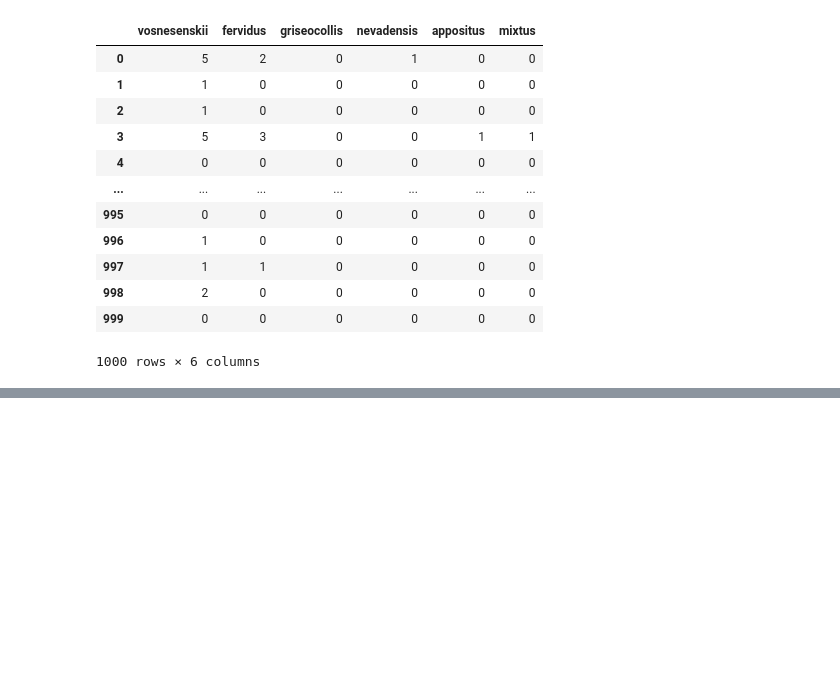
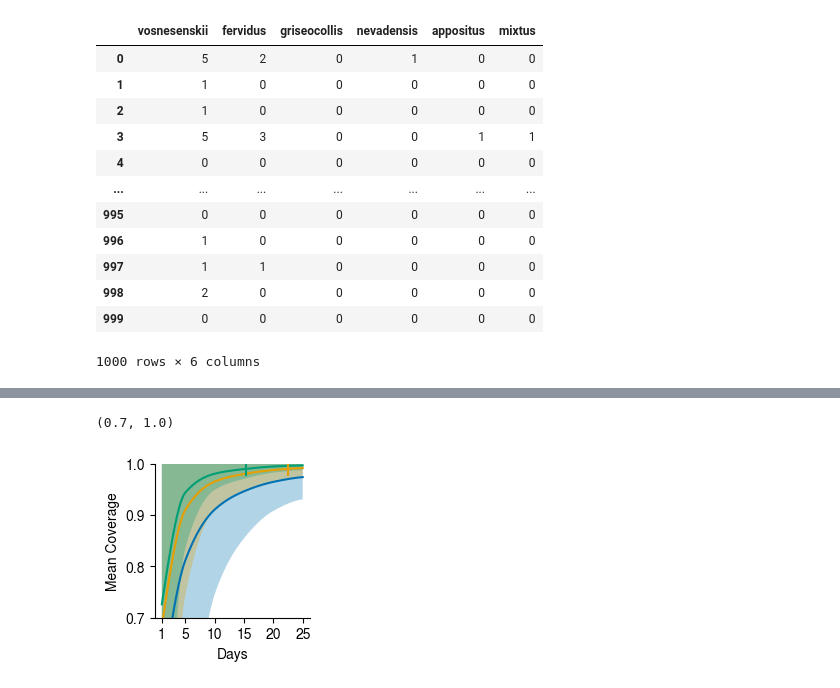
Before and after one commit to mparkergetz/bee_cam_data_processing, a Jupyter notebook: nb7_trapday_resampling.ipynb, the cells around one changed output, grey strips where cells are left out. Cells and saved outputs as stored; diff of their text form; code cells hidden in the pictures; blank space fills up the shorter version.

```diff
--- a/nb7_trapday_resampling.ipynb
+++ b/nb7_trapday_resampling.ipynb
@@ -285,0 +286,6 @@ coverage_summary.to_csv('csvs/boot_out_1k.csv')
+# %%
+bend_species_counts = np.array([69, 32, 19, 16, 11, 8, 8, 7, 3, 2, 2, 2, 1]) # FROM OBA DATA
+bend_species_list = ['vosnesenskii', 'huntii', 'centralis', 'vandykei', 'vancouverensis',
+       'griseocollis', 'nevadensis', 'morrisoni', 'melanopygus', 'caliginosus',
+       'fervidus', 'rufocinctus', 'occidentalis']
+bend_p_species = bend_species_counts / bend_species_counts.sum()
@@ -285,0 +339,39 @@ coverage_summary.to_csv('csvs/boot_out_1k.csv')
+# %%
+colors = [
+    "#0072B2",
+    "#E69F00",
+    "#009E73",
+]
+days_to_test=[1,5,10,15,20,25]
+fig, ax = plt.subplots(figsize=(2, 2))
+
+
+for idx, cams in enumerate(sorted(bend_summary['n_cameras'].unique())):
+    sub = bend_summary[bend_summary['n_cameras'] == cams].sort_values('n_days')
+    x = sub['n_days'].astype(float).values
+    y = sub['mean_coverage'].astype(float).values
+    low = sub['ci_low_95'].astype(float).values
+    high = sub['ci_high_95'].astype(float).values
+
+    x_smooth = np.linspace(x.min(), x.max(), 300)
+    mean_smooth = PchipInterpolator(x, y)(x_smooth)
+    low_smooth = PchipInterpolator(x, low)(x_smooth)
+    high_smooth = PchipInterpolator(x, high)(x_smooth)
+
+    color = colors[idx]
+
+    ax.plot(x_smooth, mean_smooth, label=f'{cams} cameras', color=color)
+    ax.fill_between(x_smooth, low_smooth, high_smooth, alpha=0.3, color = color, edgecolor=None)
+
+    idx = np.where(mean_smooth >= 0.99)[0]
+    if idx.size > 0:
+        i = idx[0]
+        ax.scatter([x_smooth[i]], [mean_smooth[i]], s=90, marker='|', color = color, zorder=4)
+
+ax.set_xlabel('Days')
+ax.set_xticks(days_to_test)
+ax.set_ylabel('Mean Coverage')
+ax.set_ylim(0.7,1)
+# %% [output]
+(0.7, 1.0)
+[figure, added]
```
Also changed, not shown: parts of 18 cells of this notebook, 1 other file.
